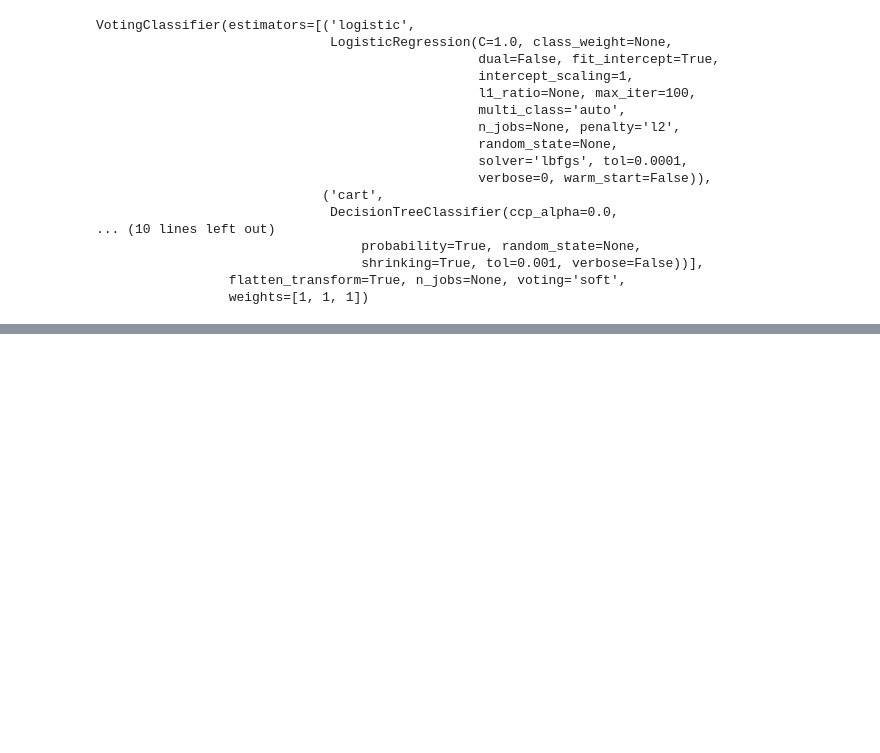
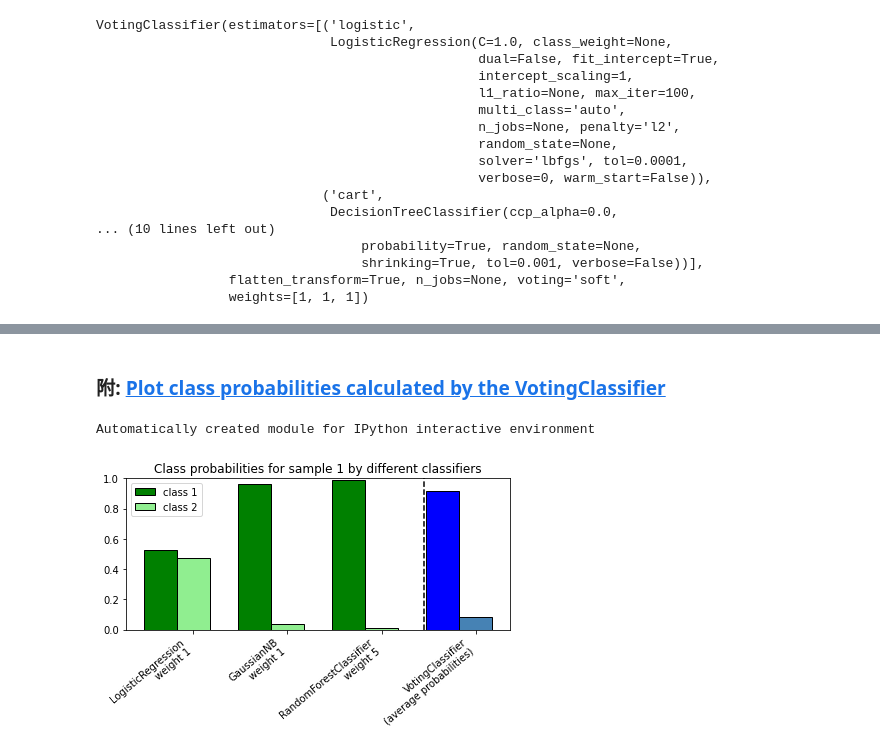
Before and after one commit to dwei-cn/ml-algo-implementation, a Jupyter notebook: Stratified_KFold_+_Voting_Ensemble_+_Multi_Measurement.ipynb, the cells around one changed output, grey strips where cells are left out. Drawn from its saved outputs; the diff is of its cells as text; code cells hidden in the pictures; blank space fills up the shorter version.

```diff
--- a/Stratified_KFold_+_Voting_Ensemble_+_Multi_Measurement.ipynb
+++ b/Stratified_KFold_+_Voting_Ensemble_+_Multi_Measurement.ipynb
@@ -185,3 +185,71 @@ fig.update_layout(
 fig.show()
 # %% [output]
 [interactive output not drawn]
+# %% [markdown]
+### 附: [Plot class probabilities calculated by the VotingClassifier](https://scikit-learn.org/stable/auto_examples/ensemble/plot_voting_probas.html)
+# %%
+print(__doc__)
+
+import numpy as np
+import matplotlib.pyplot as plt
+
+from sklearn.linear_model import LogisticRegression
+from sklearn.naive_bayes import GaussianNB
+from sklearn.ensemble import RandomForestClassifier
+from sklearn.ensemble import VotingClassifier
+
+clf1 = LogisticRegression(max_iter=1000, random_state=123)
+clf2 = RandomForestClassifier(n_estimators=100, random_state=123)
+clf3 = GaussianNB()
+X = np.array([[-1.0, -1.0], [-1.2, -1.4], [-3.4, -2.2], [1.1, 1.2]])
+y = np.array([1, 1, 2, 2])
+
+eclf = VotingClassifier(estimators=[('lr', clf1), ('rf', clf2), ('gnb', clf3)],
+                        voting='soft',
+                        weights=[1, 1, 5])
+
+# predict class probabilities for all classifiers
+probas = [c.fit(X, y).predict_proba(X) for c in (clf1, clf2, clf3, eclf)]
+
+# get class probabilities for the first sample in the dataset
+class1_1 = [pr[0, 0] for pr in probas]
+class2_1 = [pr[0, 1] for pr in probas]
+
+
+# plotting
+
+N = 4  # number of groups
+ind = np.arange(N)  # group positions
+width = 0.35  # bar width
+
+fig, ax = plt.subplots()
+
+# bars for classifier 1-3
+p1 = ax.bar(ind, np.hstack(([class1_1[:-1], [0]])), width,
+            color='green', edgecolor='k')
+p2 = ax.bar(ind + width, np.hstack(([class2_1[:-1], [0]])), width,
+            color='lightgreen', edgecolor='k')
+
+# bars for VotingClassifier
+p3 = ax.bar(ind, [0, 0, 0, class1_1[-1]], width,
+            color='blue', edgecolor='k')
+p4 = ax.bar(ind + width, [0, 0, 0, class2_1[-1]], width,
+            color='steelblue', edgecolor='k')
+
+# plot annotations
+plt.axvline(2.8, color='k', linestyle='dashed')
+ax.set_xticks(ind + width)
+ax.set_xticklabels(['LogisticRegression\nweight 1',
+                    'GaussianNB\nweight 1',
+                    'RandomForestClassifier\nweight 5',
+                    'VotingClassifier\n(average probabilities)'],
+                   rotation=40,
+                   ha='right')
+plt.ylim([0, 1])
+plt.title('Class probabilities for sample 1 by different classifiers')
+plt.legend([p1[0], p2[0]], ['class 1', 'class 2'], loc='upper left')
+plt.tight_layout()
+plt.show()
+# %% [output]
+Automatically created module for IPython interactive environment
+[figure, added]
```
